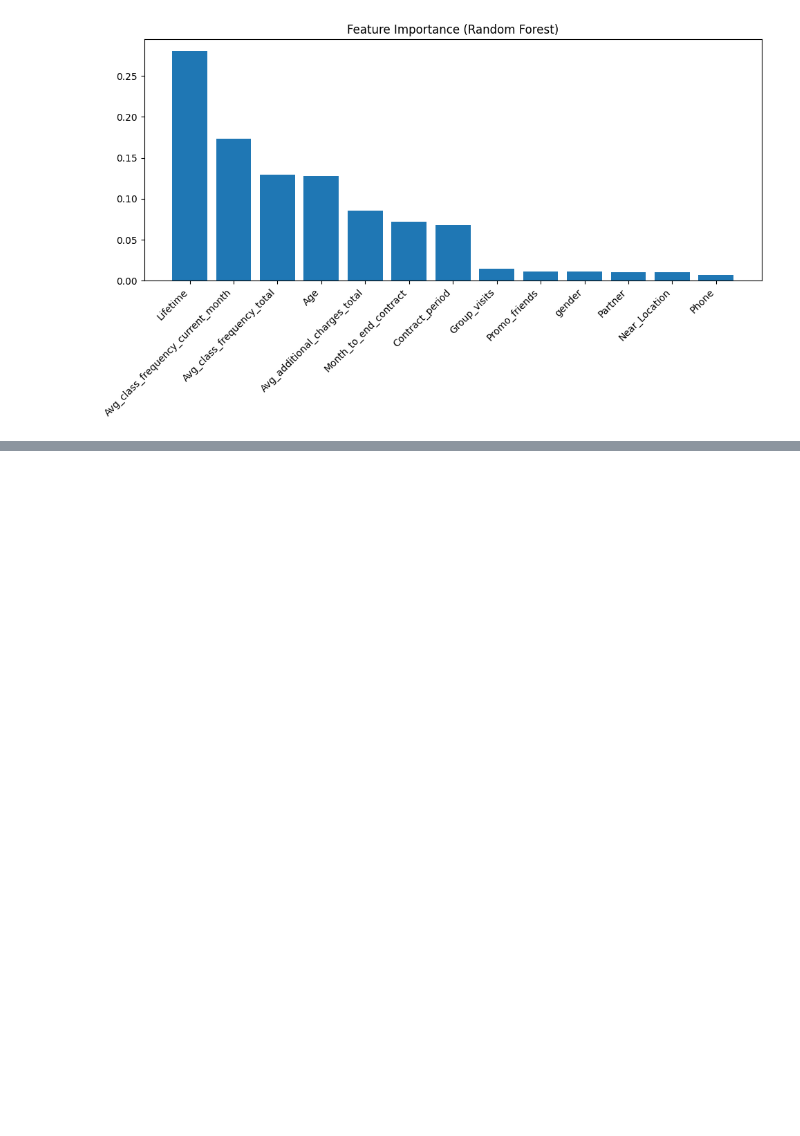
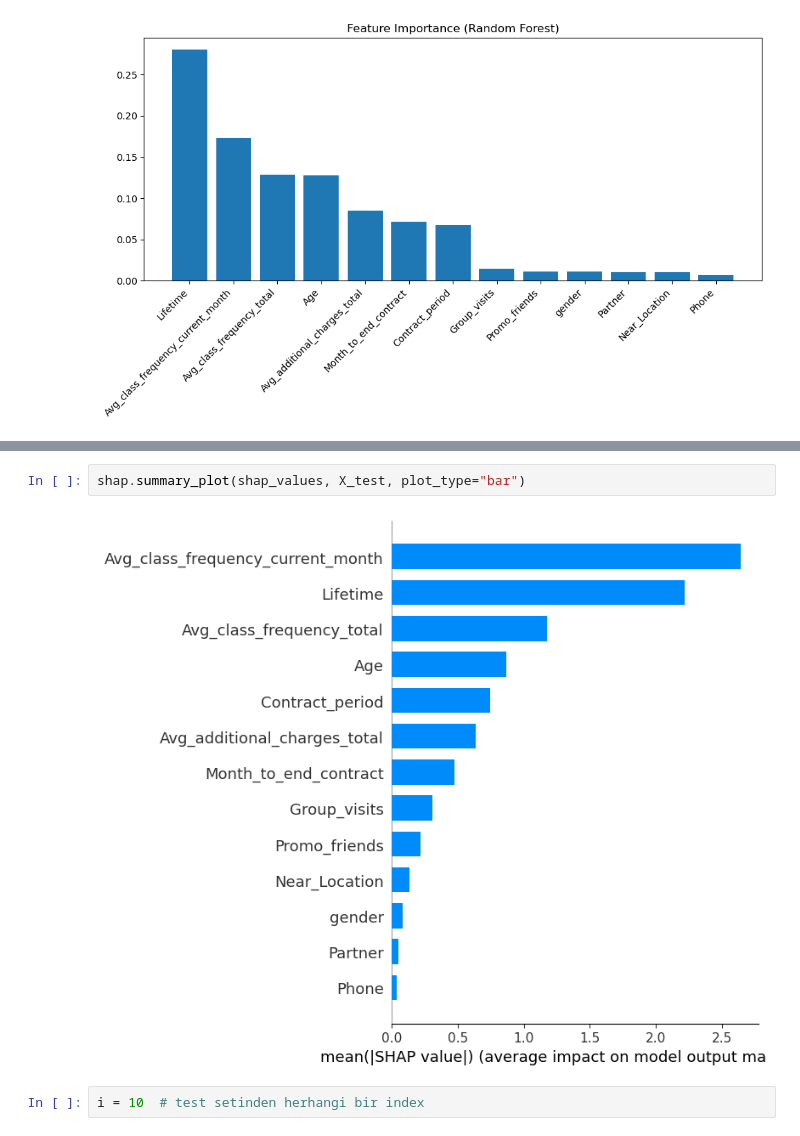
Before and after one commit to yukselkaran/gym-churn-prediction, a Jupyter notebook: gym-churn-prediction.ipynb, the cells around one changed output, grey strips where cells are left out. Saved outputs shown, nothing was run; the diff lists cells and outputs as text; blank space fills up the shorter version.

```diff
--- a/gym-churn-prediction.ipynb
+++ b/gym-churn-prediction.ipynb
@@ -144,0 +311,6 @@ weighted avg       0.92      0.92      0.92       800
+# %%
+shap.summary_plot(shap_values, X_test, plot_type="bar")
+# %% [output]
+[figure, added]
+# %%
+i = 10  # test setinden herhangi bir index
```
Also changed, not shown: parts of 17 cells of this notebook.
